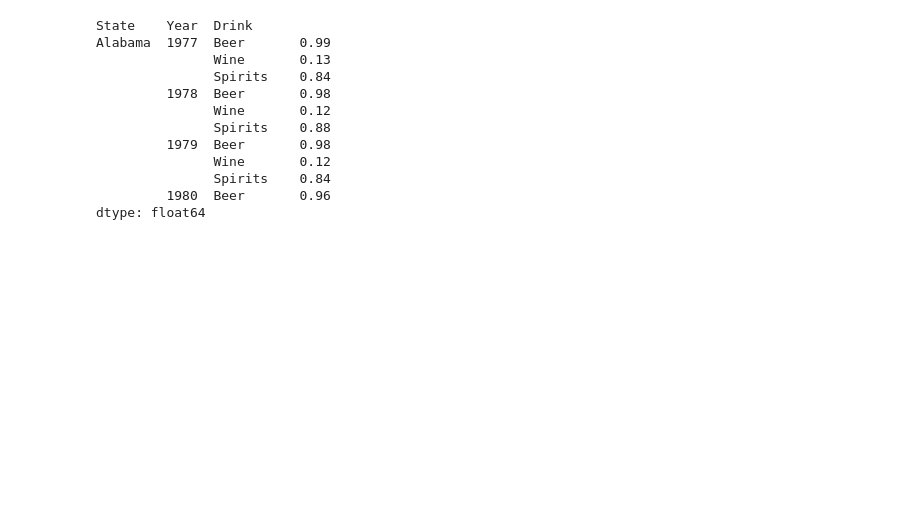
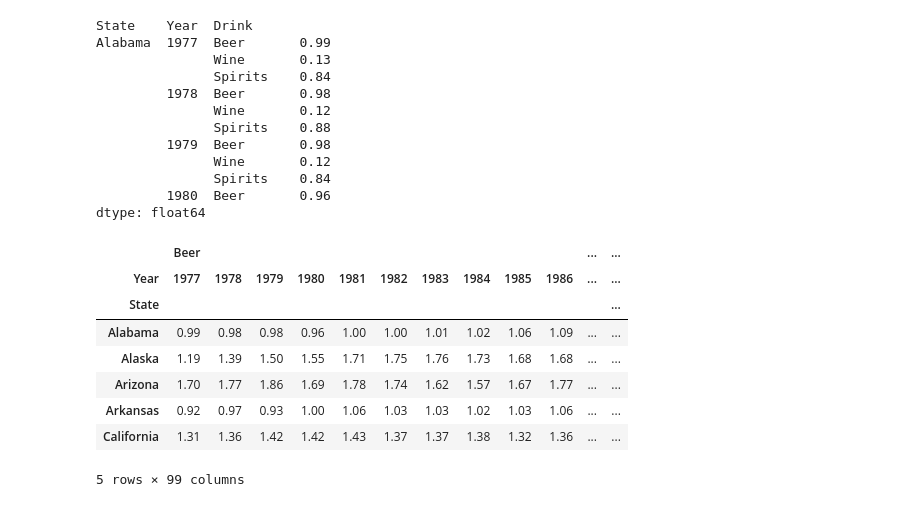
Before and after one commit to LunaALL/DataStudy, a Jupyter notebook: DataEngineering/pandasstuDataFrame.ipynb, the cells around one changed output. Cells and saved outputs as stored; diff of their text form; code cells hidden in the pictures; blank space fills up the shorter version.

```diff
--- a/DataEngineering/pandasstuDataFrame.ipynb
+++ b/DataEngineering/pandasstuDataFrame.ipynb
@@ -139,3 +122,17 @@ Alabama  1977  Beer       0.99
                Spirits    0.84
          1980  Beer       0.96
 dtype: float64
+# %%
+#정사각형 모양에 가깝게 만들어보기
+wide_alco=allalco.unstack()
+wide_alco.head()
+# %% [output]
+|  | Beer |  |  |  |  |  |  |  |  |  | ... | ... |
+| Year | 1977 | 1978 | 1979 | 1980 | 1981 | 1982 | 1983 | 1984 | 1985 | 1986 | ... | ... |
+| State |  |  |  |  |  |  |  |  |  |  |  | ... |
+| Alabama | 0.99 | 0.98 | 0.98 | 0.96 | 1.00 | 1.00 | 1.01 | 1.02 | 1.06 | 1.09 | ... | ... |
+| Alaska | 1.19 | 1.39 | 1.50 | 1.55 | 1.71 | 1.75 | 1.76 | 1.73 | 1.68 | 1.68 | ... | ... |
+| Arizona | 1.70 | 1.77 | 1.86 | 1.69 | 1.78 | 1.74 | 1.62 | 1.57 | 1.67 | 1.77 | ... | ... |
+| Arkansas | 0.92 | 0.97 | 0.93 | 1.00 | 1.06 | 1.03 | 1.03 | 1.02 | 1.03 | 1.06 | ... | ... |
+| California | 1.31 | 1.36 | 1.42 | 1.42 | 1.43 | 1.37 | 1.37 | 1.38 | 1.32 | 1.36 | ... | ... |
+5 rows × 99 columns
```
Also changed, not shown: parts of 2 cells of this notebook.
